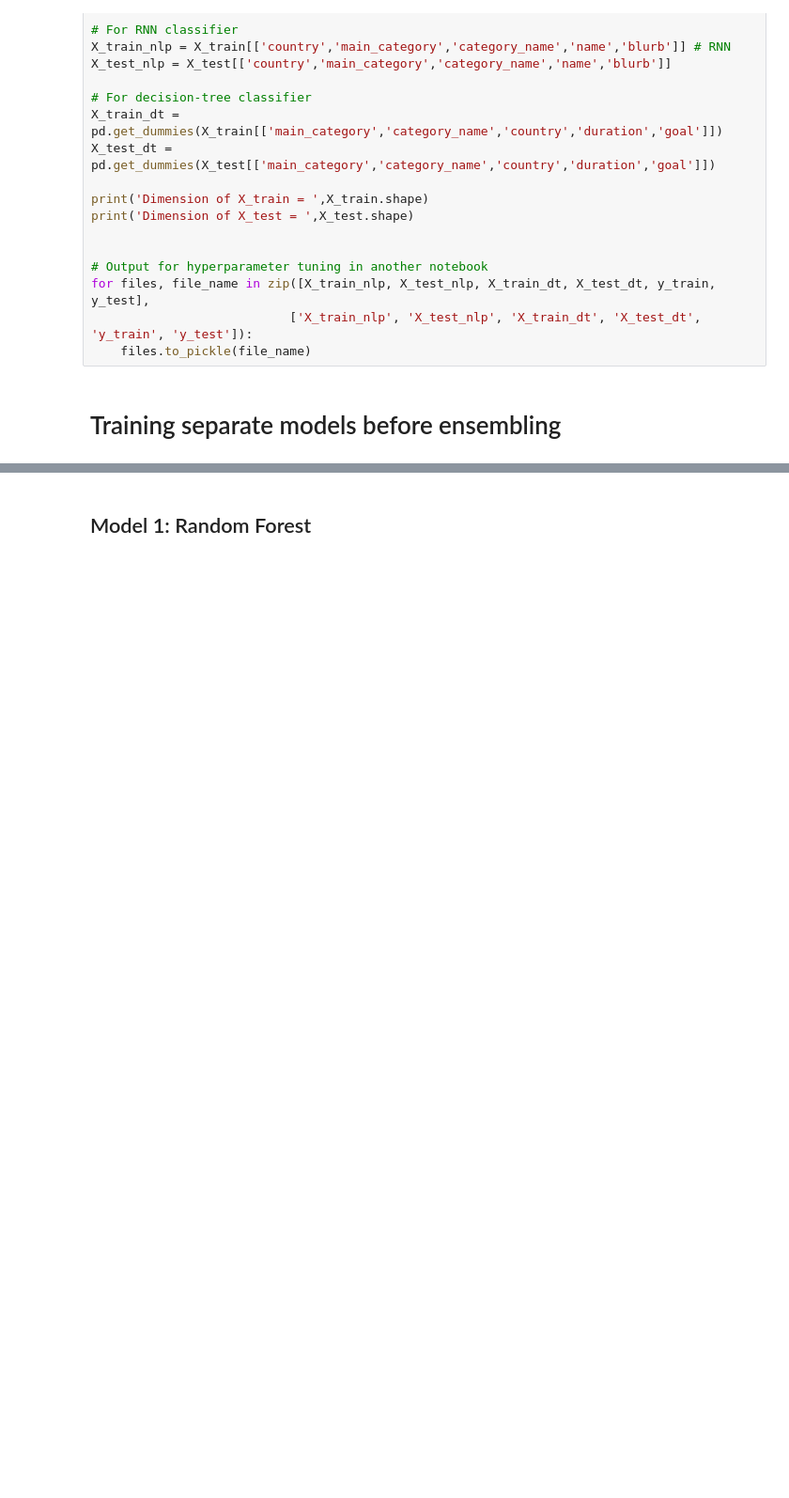
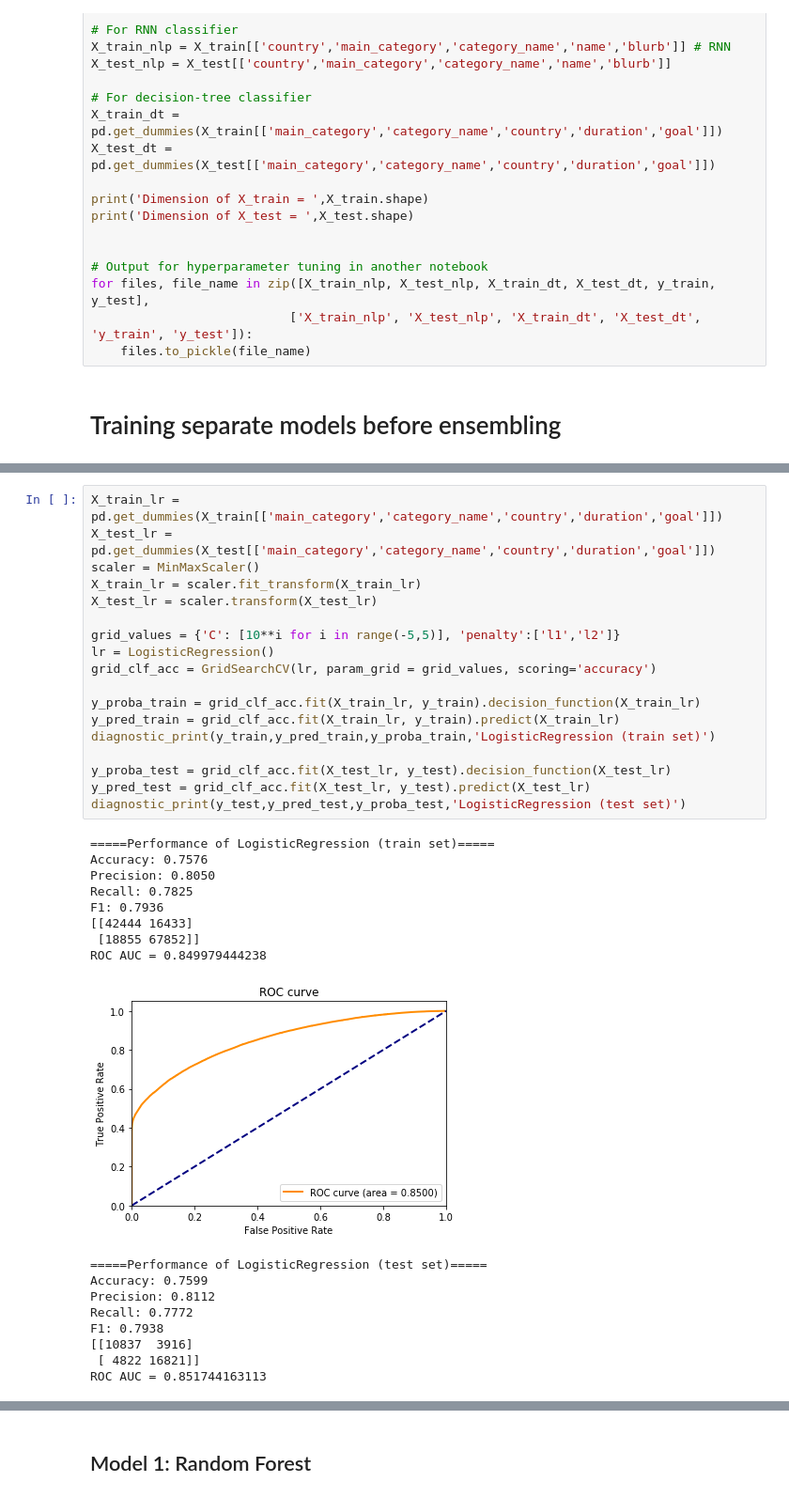
Before and after one commit to csyhuang/SharpestMinds, a Jupyter notebook: MainProgram-all-3.6.ipynb, the cells around one changed output, grey strips where cells are left out. Shown at 94% size. Cells and saved outputs as stored; diff of their text form; blank space fills up the shorter version.

Commit message:
include logistic regression model with gridsearchCV

```diff
--- a/MainProgram-all-3.6.ipynb
+++ b/MainProgram-all-3.6.ipynb
@@ -160,0 +167,36 @@ for files, file_name in zip([X_train_nlp, X_test_nlp, X_train_dt, X_test_dt, y_t
+# %%
+X_train_lr = pd.get_dummies(X_train[['main_category','category_name','country','duration','goal']])
+X_test_lr = pd.get_dummies(X_test[['main_category','category_name','country','duration','goal']])
+scaler = MinMaxScaler()
+X_train_lr = scaler.fit_transform(X_train_lr)
+X_test_lr = scaler.transform(X_test_lr)
+
+grid_values = {'C': [10**i for i in range(-5,5)], 'penalty':['l1','l2']}
+lr = LogisticRegression()
+grid_clf_acc = GridSearchCV(lr, param_grid = grid_values, scoring='accuracy')
+
+y_proba_train = grid_clf_acc.fit(X_train_lr, y_train).decision_function(X_train_lr)
+y_pred_train = grid_clf_acc.fit(X_train_lr, y_train).predict(X_train_lr)
+diagnostic_print(y_train,y_pred_train,y_proba_train,'LogisticRegression (train set)')
+
+y_proba_test = grid_clf_acc.fit(X_test_lr, y_test).decision_function(X_test_lr)
+y_pred_test = grid_clf_acc.fit(X_test_lr, y_test).predict(X_test_lr)
+diagnostic_print(y_test,y_pred_test,y_proba_test,'LogisticRegression (test set)')
+# %% [output]
+=====Performance of LogisticRegression (train set)=====
+Accuracy: 0.7576
+Precision: 0.8050
+Recall: 0.7825
+F1: 0.7936
+[[42444 16433]
+ [18855 67852]]
+ROC AUC = 0.849979444238
+[figure, added]
+=====Performance of LogisticRegression (test set)=====
+Accuracy: 0.7599
+Precision: 0.8112
+Recall: 0.7772
+F1: 0.7938
+[[10837  3916]
+ [ 4822 16821]]
+ROC AUC = 0.851744163113
```
Also changed, not shown: parts of 3 cells of this notebook.
